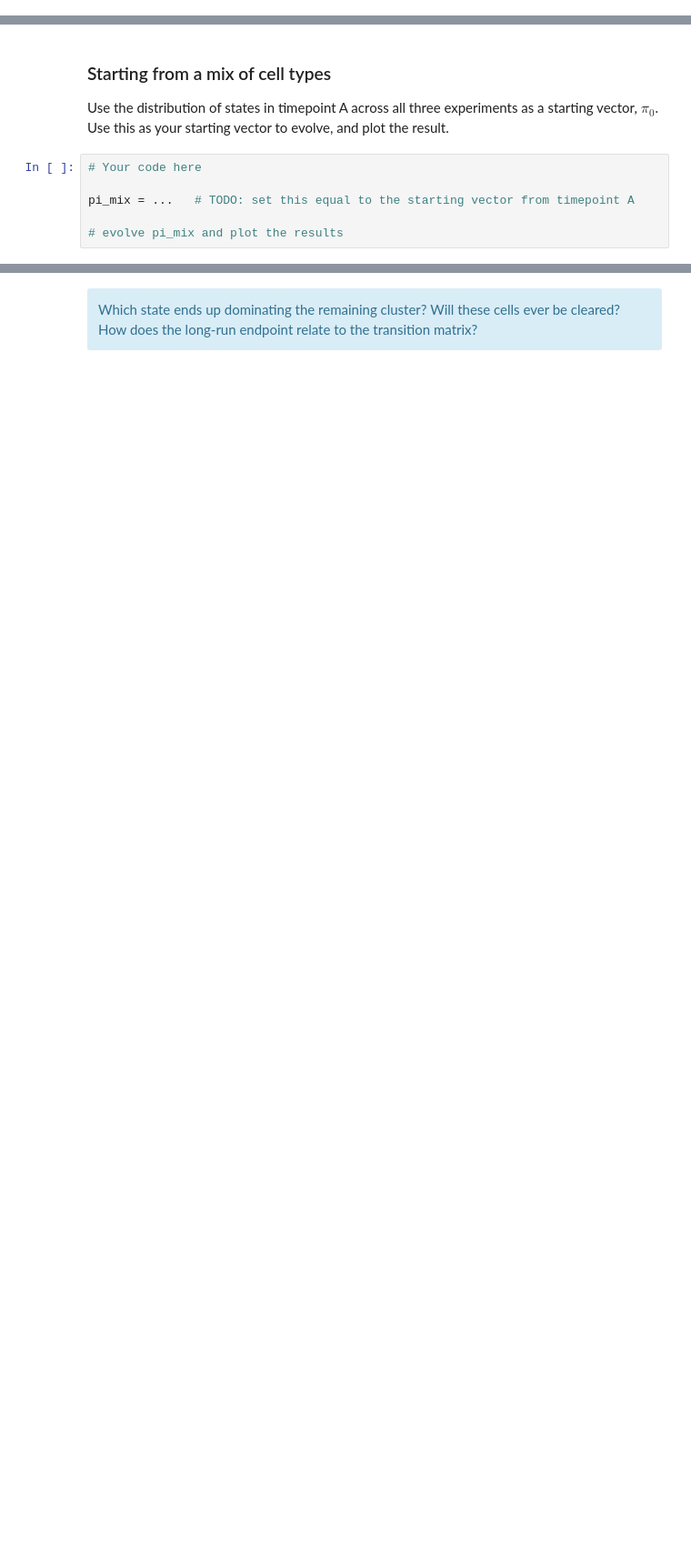
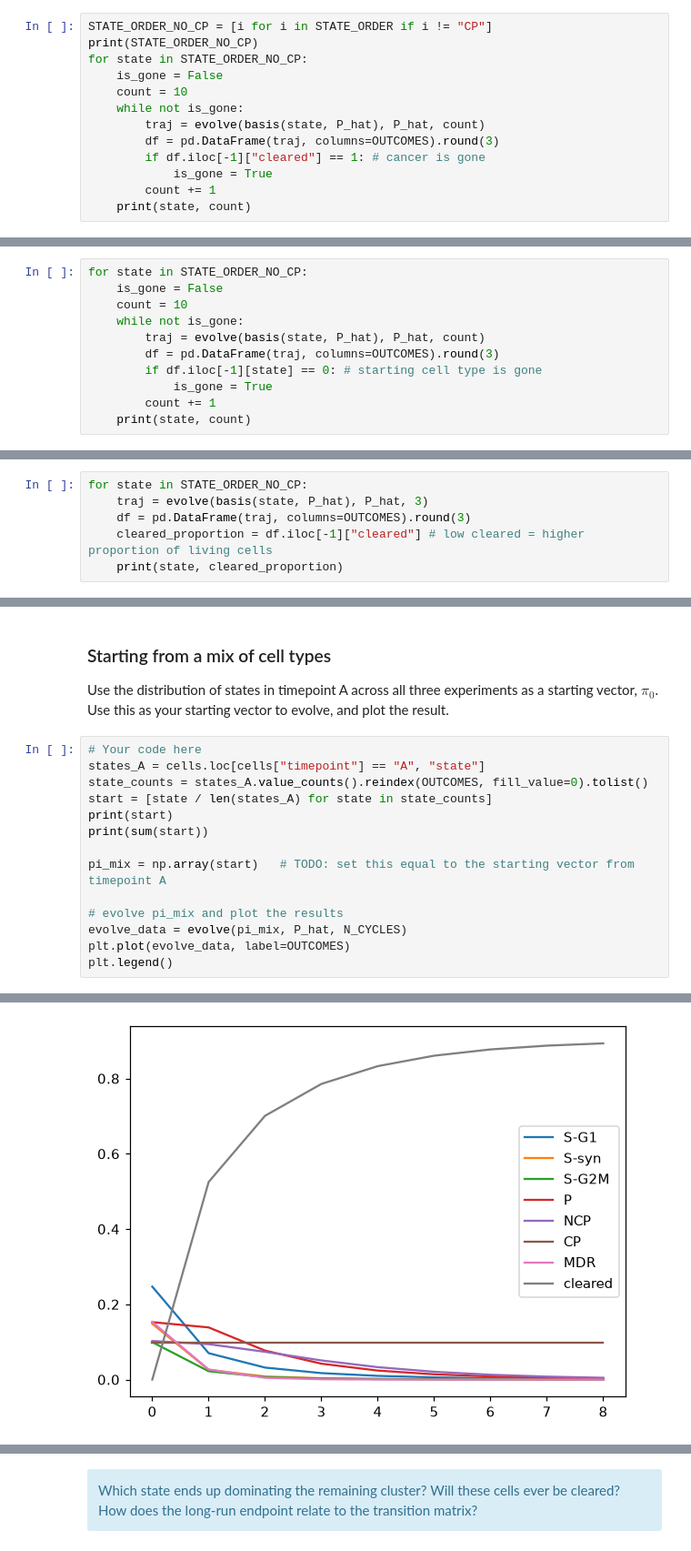
Before and after one commit to Derek9132-uyz/DS5030-lab-9, a Jupyter notebook: Lab09_markov_chain.ipynb, the cells around one changed output, grey strips where cells are left out. Shown at 91% size. Cells and saved outputs as stored; diff of their text form; blank space fills up the shorter version.

```diff
--- a/Lab09_markov_chain.ipynb
+++ b/Lab09_markov_chain.ipynb
@@ -221,0 +304,13 @@ Use code as appropriate to answer the following questions.
+# %%
+STATE_ORDER_NO_CP = [i for i in STATE_ORDER if i != "CP"]
+print(STATE_ORDER_NO_CP)
+for state in STATE_ORDER_NO_CP:
+    is_gone = False
+    count = 10
+    while not is_gone:
+        traj = evolve(basis(state, P_hat), P_hat, count)
+        df = pd.DataFrame(traj, columns=OUTCOMES).round(3)
+        if df.iloc[-1]["cleared"] == 1: # cancer is gone
+            is_gone = True
+        count += 1
+    print(state, count)
@@ -221,0 +325,11 @@ Use code as appropriate to answer the following questions.
+# %%
+for state in STATE_ORDER_NO_CP:
+    is_gone = False
+    count = 10
+    while not is_gone:
+        traj = evolve(basis(state, P_hat), P_hat, count)
+        df = pd.DataFrame(traj, columns=OUTCOMES).round(3)
+        if df.iloc[-1][state] == 0: # starting cell type is gone
+            is_gone = True
+        count += 1
+    print(state, count)
@@ -221,0 +343,6 @@ Use code as appropriate to answer the following questions.
+# %%
+for state in STATE_ORDER_NO_CP:
+    traj = evolve(basis(state, P_hat), P_hat, 3)
+    df = pd.DataFrame(traj, columns=OUTCOMES).round(3)
+    cleared_proportion = df.iloc[-1]["cleared"] # low cleared = higher proportion of living cells
+    print(state, cleared_proportion)
@@ -224,7 +364,16 @@ Use code as appropriate to answer the following questions.
 Use the distribution of states in timepoint A across all three experiments as a starting vector, $\pi_{0}$. Use this as your starting vector to evolve, and plot the result.
 # %%
 # Your code here
+states_A = cells.loc[cells["timepoint"] == "A", "state"]
+state_counts = states_A.value_counts().reindex(OUTCOMES, fill_value=0).tolist()
+start = [state / len(states_A) for state in state_counts]
+print(start)
+print(sum(start))
 
-pi_mix = ...   # TODO: set this equal to the starting vector from timepoint A
+pi_mix = np.array(start)   # TODO: set this equal to the starting vector from timepoint A
 
 # evolve pi_mix and plot the results
+evolve_data = evolve(pi_mix, P_hat, N_CYCLES)
+plt.plot(evolve_data, label=OUTCOMES)
+plt.legend()
+# %% [output]
@@ -230,0 +383 @@ pi_mix = ...   # TODO: set this equal to the starting vector from timepoint A
+[figure, added]
```
Also changed, not shown: parts of 49 cells of this notebook, 1 other file.
